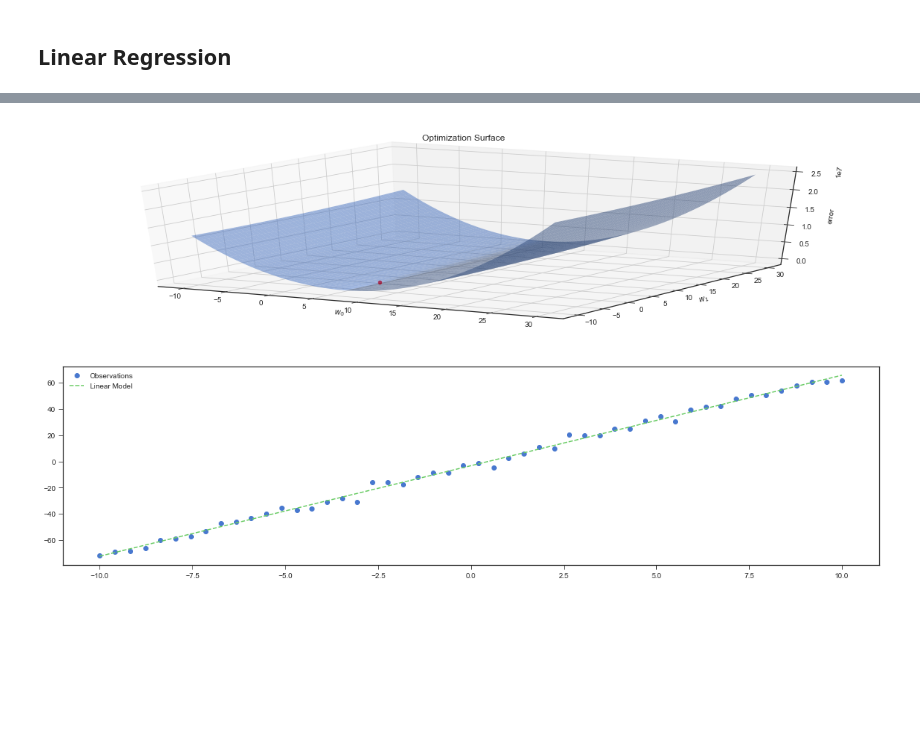
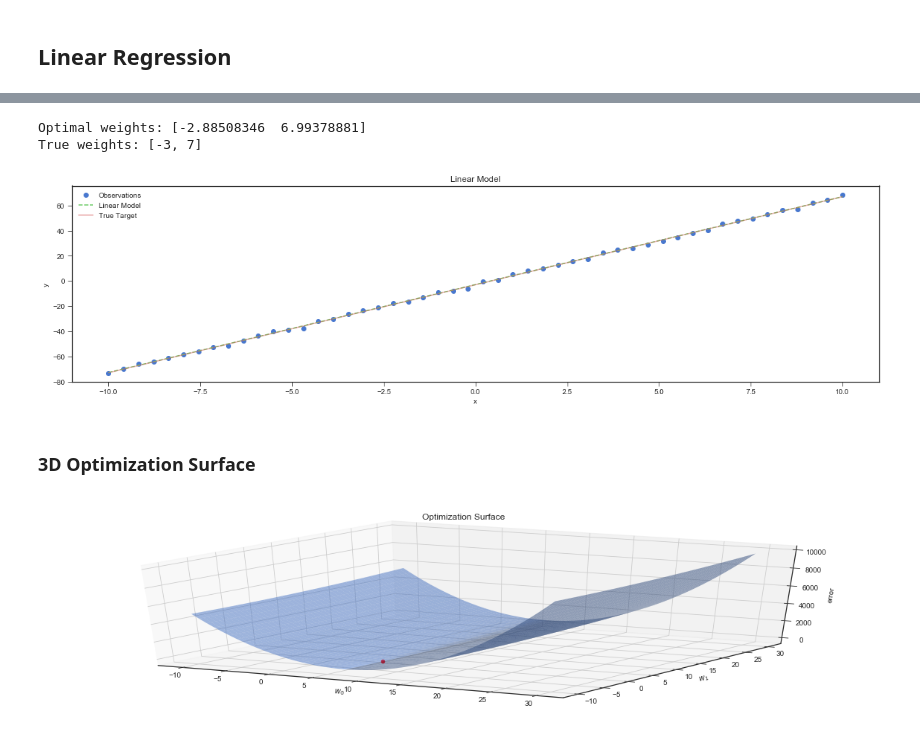
Before and after one commit to Imperial-College-Data-Science-Society/Scientific-Python, a Jupyter notebook: draft_SciPy.ipynb, the cells around one changed output, grey strips where cells are left out. Cells and saved outputs as stored; diff of their text form; code cells hidden in the pictures; blank space fills up the shorter version.

```diff
--- a/draft_SciPy.ipynb
+++ b/draft_SciPy.ipynb
@@ -75,0 +115,4 @@ from scipy.optimize import minimize
+# %%
+# observation function
+def g(x):
+    return g_true(x) + np.random.normal(0, 1, len(x))
@@ -96,41 +156,47 @@ X[:, 1] = x
 # %%
-# mean squared error loss function
+# high-order function
 def loss(X, y):
-    def _loss(w):
+    # mean squared error loss function
+    def _mse(w):
         assert(len(X) == len(y))
-        N = len(X)
+        k = len(X)
         sum = 0
         for (xi, yi) in zip(X, y):
             sum += (yi - np.dot(xi, w))**2
-        return N*sum/2
-    return _loss
+        return sum/(2*k)
+    return _mse
+# %%
+result = minimize(loss(X, y), [0,0])
+w = result.x
+print("Optimal weights:", w)
+print("True weights:", [-3, 7])
+
+plt.title("Linear Model")
+plt.xlabel("x")
+plt.ylabel("y")
+plt.plot(x, y, 'o', label='Observations')
+plt.plot(x, np.dot(X, w), '--', label='Linear Model')
+plt.plot(x, g_true(x), label='True Target', alpha=0.5)
+plt.legend();
+# %% [output]
+Optimal weights: [-2.88508346  6.99378881]
+True weights: [-3, 7]
+[figure, added]
+# %% [markdown]
+### 3D Optimization Surface
 # %%
-result = minimize(loss(X, y), [0,0])
-w = result.x
-
 from mpl_toolkits.mplot3d import Axes3D
 __loss = loss(X, y)
 b, m = np.meshgrid(np.linspace(-10, 30, 50), np.linspace(-10, 30, 50))
-
 zs = np.array([__loss([_b, _m]) for _b, _m in zip(np.ravel(b), np.ravel(m))])
-
 Z = zs.reshape(m.shape)
-
 fig = plt.figure()
 ax = fig.add_subplot(111, projection='3d')
-
 ax.plot_surface(m, b, Z, rstride=1, cstride=1, alpha=0.5)
 ax.scatter(w[1], w[0], __loss(w), color='red')
-
 ax.set_title('Optimization Surface')
 ax.set_xlabel('$w_{0}$')
 ax.set_ylabel('$w_{1}$')
-ax.set_zlabel('error')
-
-plt.figure()
-plt.plot(x, y, 'o', label='Observations')
-plt.plot(x, np.dot(X, w), '--', label='Linear Model')
-plt.legend();
+ax.set_zlabel('error');
 # %% [output]
 [figure]
-[figure, removed]
```
Also changed, not shown: parts of 20 cells of this notebook.
